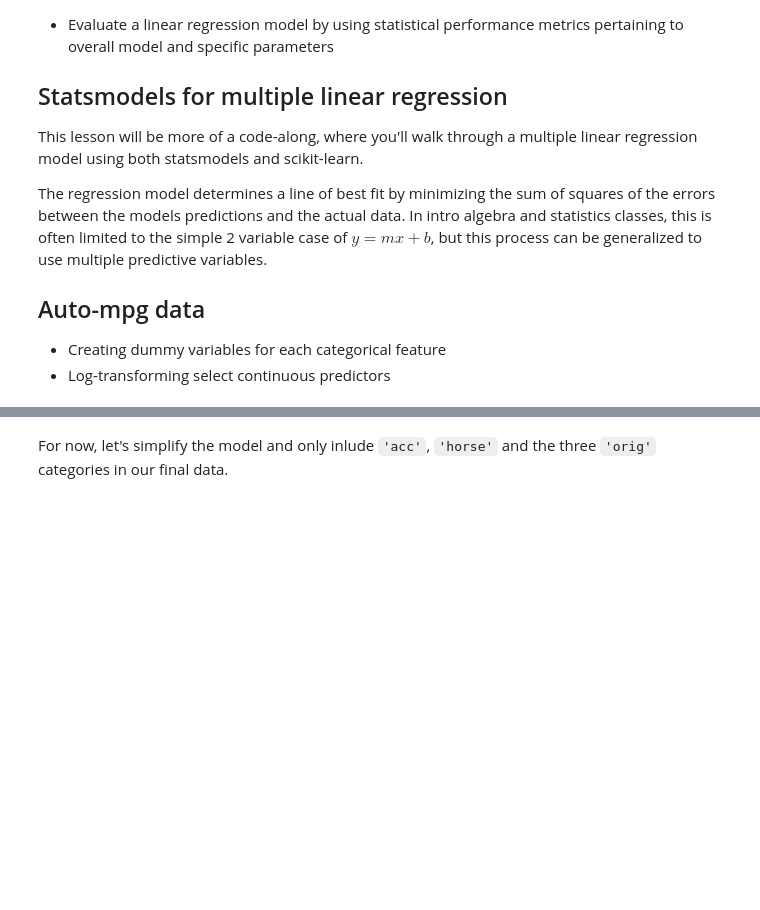
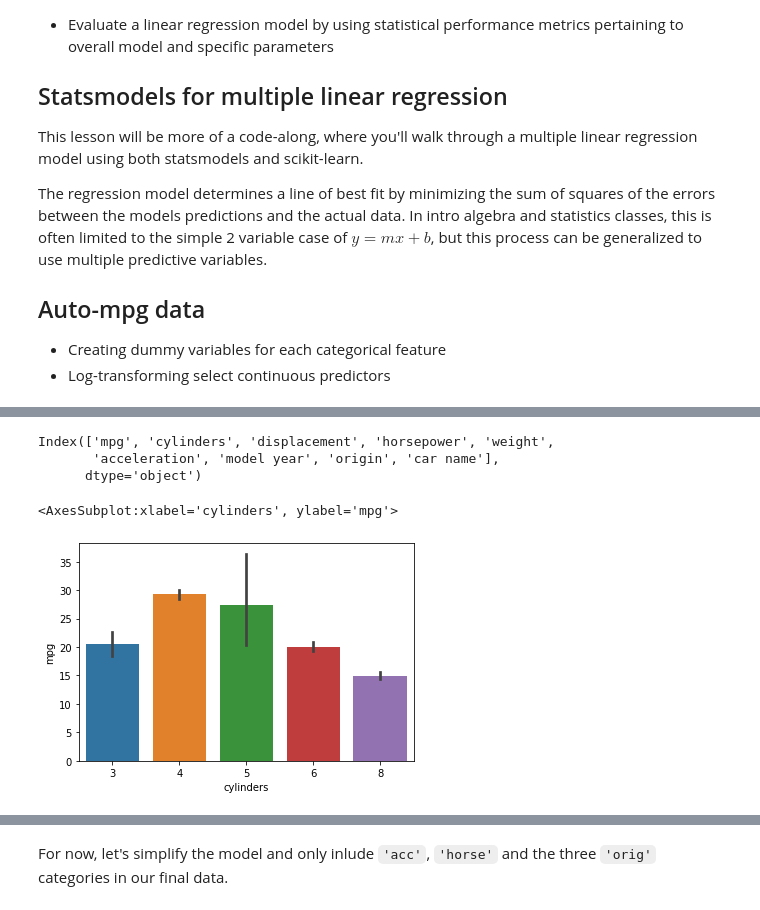
Before and after one commit to angelaaaateng/ftw_python, a Jupyter notebook: B7_EDA/Multiple_Linear_Reg.ipynb, the cells around one changed output, grey strips where cells are left out. Drawn from its saved outputs; the diff is of its cells as text; code cells hidden in the pictures; blank space fills up the shorter version.

```diff
--- a/B7_EDA/Multiple_Linear_Reg.ipynb
+++ b/B7_EDA/Multiple_Linear_Reg.ipynb
@@ -21,0 +91,15 @@ The regression model determines a line of best fit by minimizing the sum of squa
+# %%
+data.columns
+# %% [output]
+Index(['mpg', 'cylinders', 'displacement', 'horsepower', 'weight',
+       'acceleration', 'model year', 'origin', 'car name'],
+      dtype='object')
+# %%
+# cylinders
+sns.barplot(data=data, x="cylinders", y="mpg",
+            estimator=np.average)
+
+# also has a 95% confidence interval
+# %% [output]
+<AxesSubplot:xlabel='cylinders', ylabel='mpg'>
+[figure, added]
```
Also changed, not shown: parts of 28 cells of this notebook.
